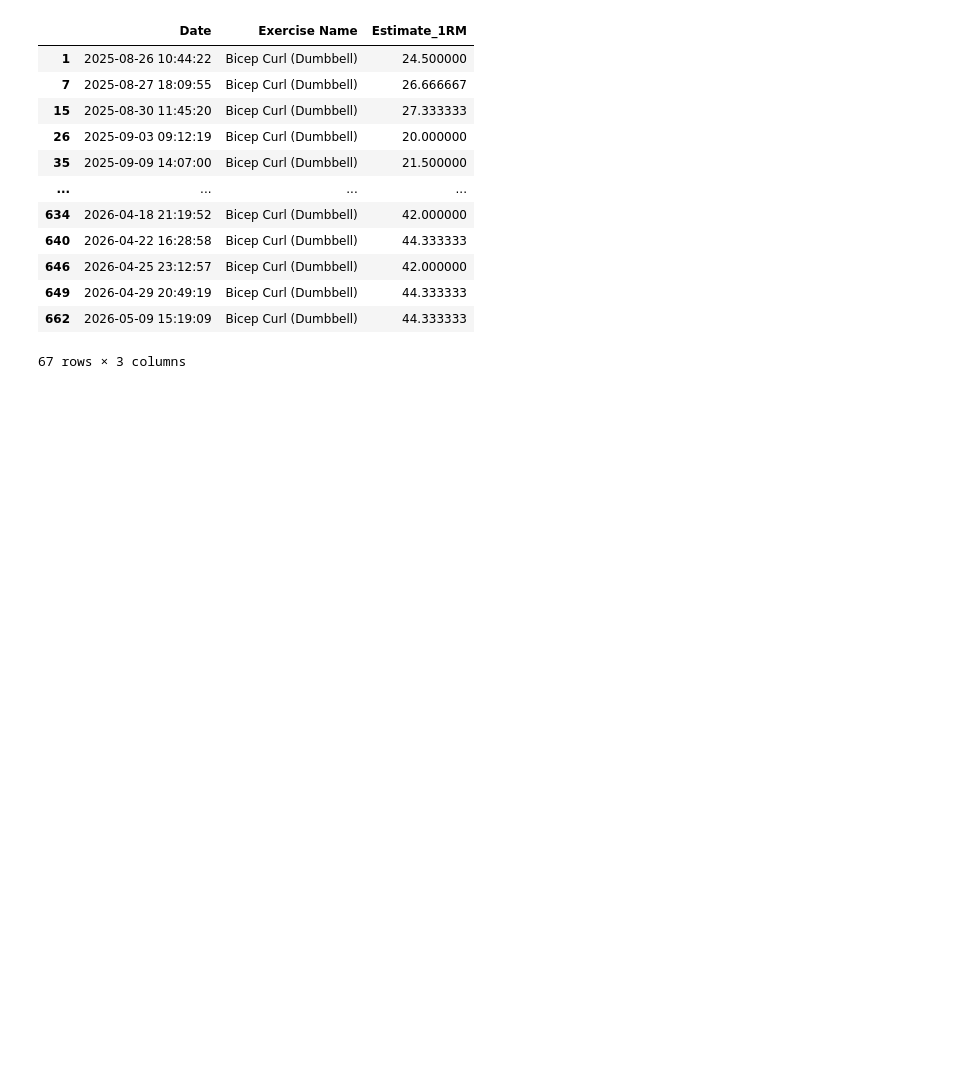
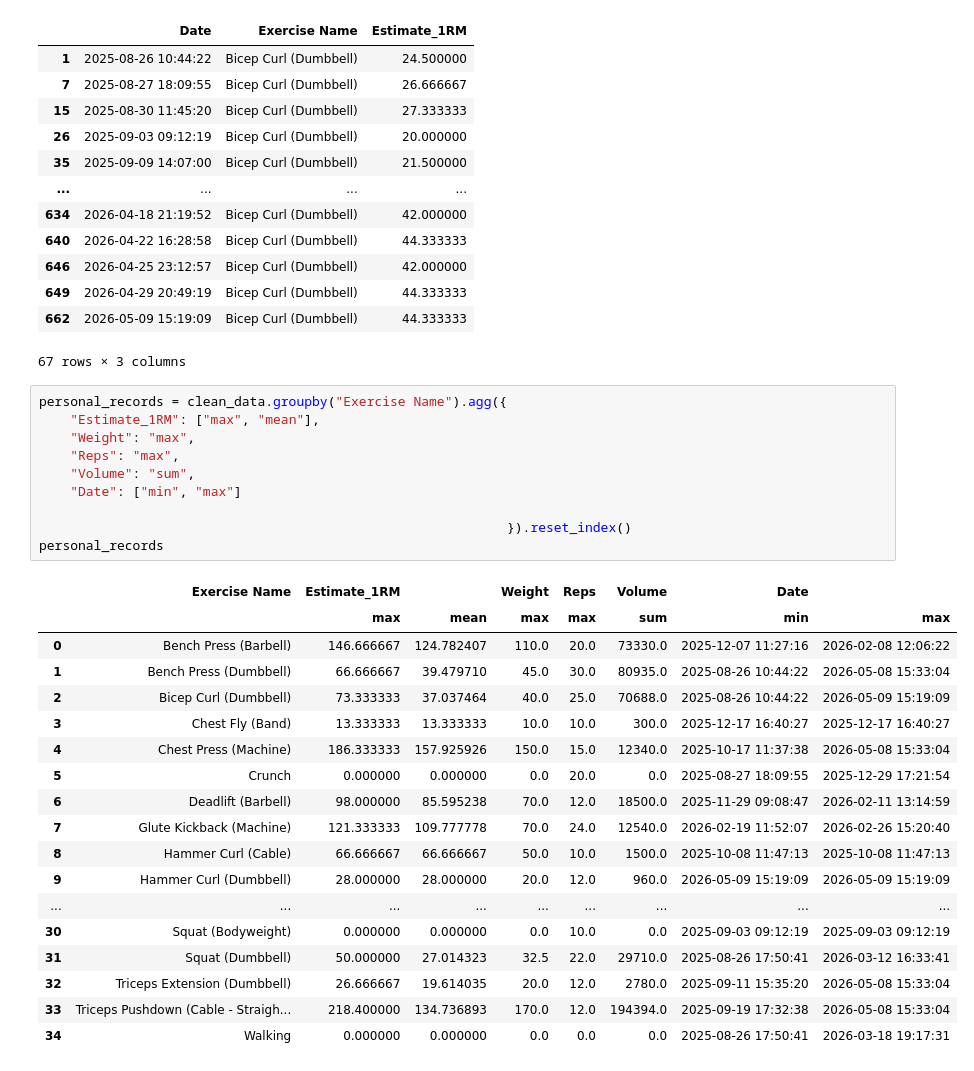
Before and after one commit to gabetedja/gymtracker, a Jupyter notebook: analysis.ipynb, the cells around one changed output. Saved outputs shown, nothing was run; the diff lists cells and outputs as text; blank space fills up the shorter version.

```diff
--- a/analysis.ipynb
+++ b/analysis.ipynb
@@ -106,3 +109,32 @@ bench_trend
 | 649 | 2026-04-29 20:49:19 | Bicep Curl (Dumbbell) | 44.333333 |
 | 662 | 2026-05-09 15:19:09 | Bicep Curl (Dumbbell) | 44.333333 |
 67 rows × 3 columns
+# %%
+personal_records = clean_data.groupby("Exercise Name").agg({
+    "Estimate_1RM": ["max", "mean"],
+    "Weight": "max",
+    "Reps": "max",
+    "Volume": "sum",
+    "Date": ["min", "max"]
+
+                                                            }).reset_index()
+personal_records
+# %% [output]
+|  | Exercise Name | Estimate_1RM |  | Weight | Reps | Volume | Date |  |
+|  |  | max | mean | max | max | sum | min | max |
+| 0 | Bench Press (Barbell) | 146.666667 | 124.782407 | 110.0 | 20.0 | 73330.0 | 2025-12-07 11:27:16 | 2026-02-08 12:06:22 |
+| 1 | Bench Press (Dumbbell) | 66.666667 | 39.479710 | 45.0 | 30.0 | 80935.0 | 2025-08-26 10:44:22 | 2026-05-08 15:33:04 |
+| 2 | Bicep Curl (Dumbbell) | 73.333333 | 37.037464 | 40.0 | 25.0 | 70688.0 | 2025-08-26 10:44:22 | 2026-05-09 15:19:09 |
+| 3 | Chest Fly (Band) | 13.333333 | 13.333333 | 10.0 | 10.0 | 300.0 | 2025-12-17 16:40:27 | 2025-12-17 16:40:27 |
+| 4 | Chest Press (Machine) | 186.333333 | 157.925926 | 150.0 | 15.0 | 12340.0 | 2025-10-17 11:37:38 | 2026-05-08 15:33:04 |
+| 5 | Crunch | 0.000000 | 0.000000 | 0.0 | 20.0 | 0.0 | 2025-08-27 18:09:55 | 2025-12-29 17:21:54 |
+| 6 | Deadlift (Barbell) | 98.000000 | 85.595238 | 70.0 | 12.0 | 18500.0 | 2025-11-29 09:08:47 | 2026-02-11 13:14:59 |
+| 7 | Glute Kickback (Machine) | 121.333333 | 109.777778 | 70.0 | 24.0 | 12540.0 | 2026-02-19 11:52:07 | 2026-02-26 15:20:40 |
+| 8 | Hammer Curl (Cable) | 66.666667 | 66.666667 | 50.0 | 10.0 | 1500.0 | 2025-10-08 11:47:13 | 2025-10-08 11:47:13 |
+| 9 | Hammer Curl (Dumbbell) | 28.000000 | 28.000000 | 20.0 | 12.0 | 960.0 | 2026-05-09 15:19:09 | 2026-05-09 15:19:09 |
+| ... | ... | ... | ... | ... | ... | ... | ... | ... |
+| 30 | Squat (Bodyweight) | 0.000000 | 0.000000 | 0.0 | 10.0 | 0.0 | 2025-09-03 09:12:19 | 2025-09-03 09:12:19 |
+| 31 | Squat (Dumbbell) | 50.000000 | 27.014323 | 32.5 | 22.0 | 29710.0 | 2025-08-26 17:50:41 | 2026-03-12 16:33:41 |
+| 32 | Triceps Extension (Dumbbell) | 26.666667 | 19.614035 | 20.0 | 12.0 | 2780.0 | 2025-09-11 15:35:20 | 2026-05-08 15:33:04 |
+| 33 | Triceps Pushdown (Cable - Straigh... | 218.400000 | 134.736893 | 170.0 | 12.0 | 194394.0 | 2025-09-19 17:32:38 | 2026-05-08 15:33:04 |
+| 34 | Walking | 0.000000 | 0.000000 | 0.0 | 0.0 | 0.0 | 2025-08-26 17:50:41 | 2026-03-18 19:17:31 |
```
Also changed, not shown: parts of 2 cells of this notebook.
